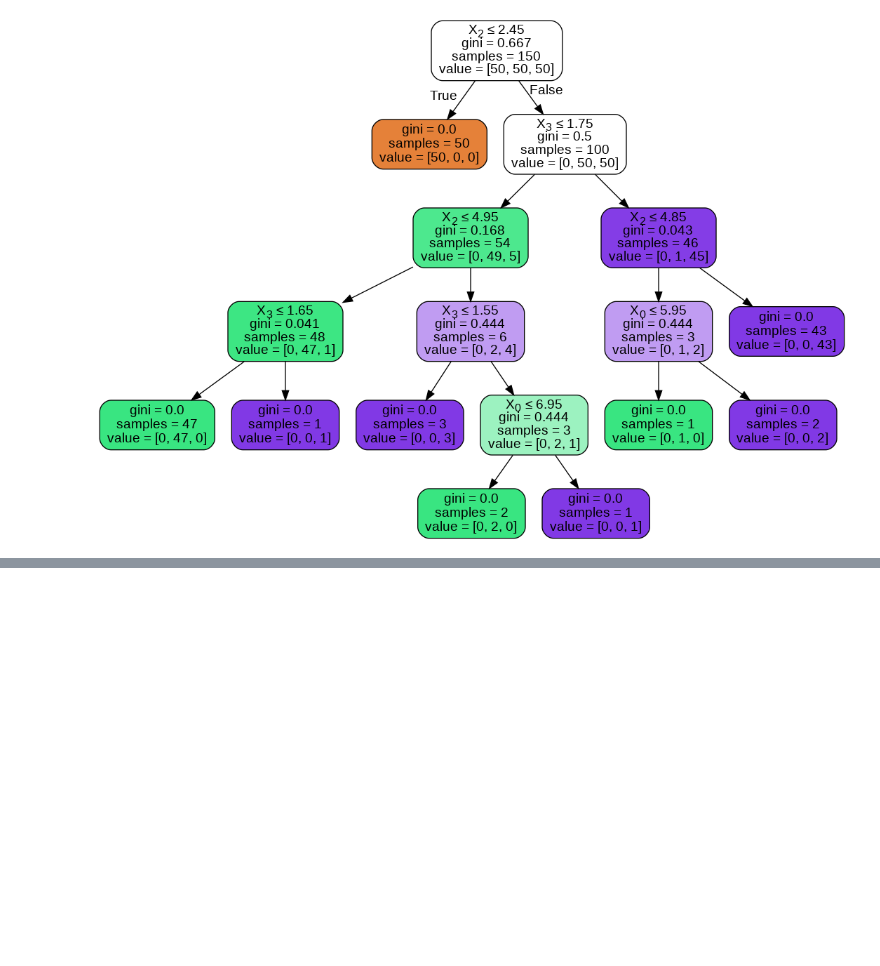
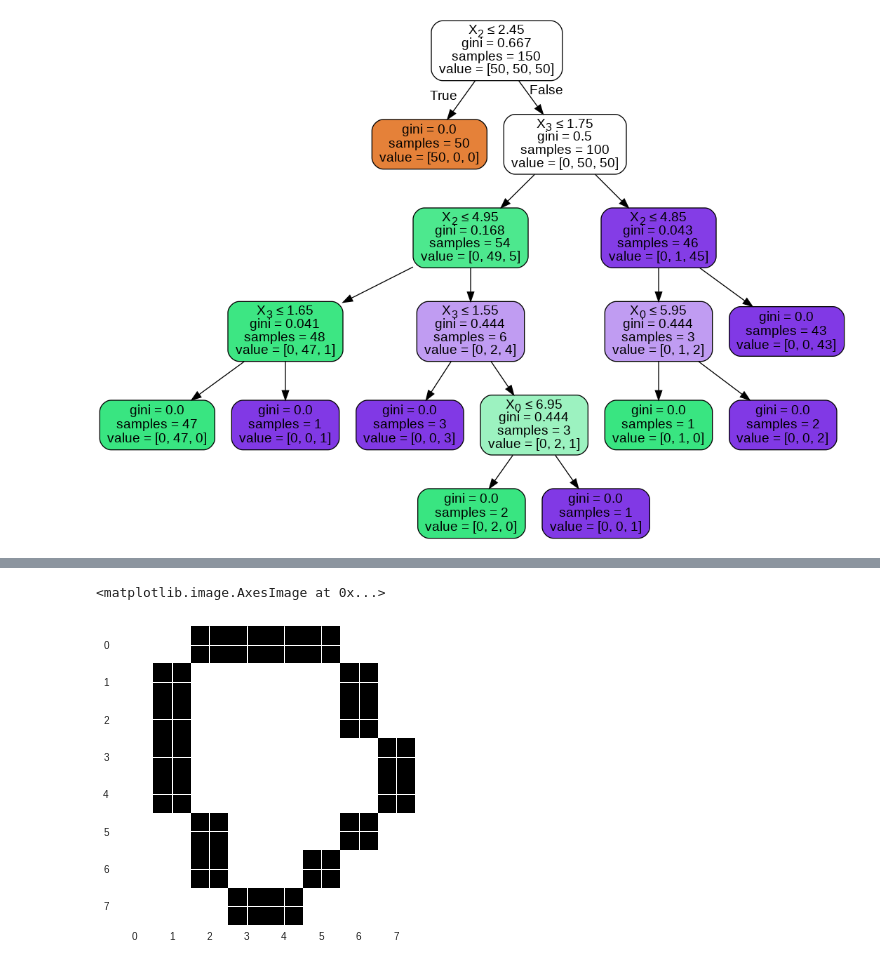
Before and after one commit to tjwei/NDHU_AM1130, a Jupyter notebook: sklearn.ipynb, the cells around one changed output, grey strips where cells are left out. Saved outputs shown, nothing was run; the diff lists cells and outputs as text; code cells hidden in the pictures; blank space fills up the shorter version.

```diff
--- a/sklearn.ipynb
+++ b/sklearn.ipynb
@@ -166,0 +219,17 @@ Image(graph.create_png())
+# %%
+import numpy as np
+img = np.float64(
+[[0,0,1,1,1,1,0,0],
+ [0,1,0,0,0,0,1,0],
+ [0,1,0,0,0,0,1,0],
+ [0,1,0,0,0,0,0,1],
+ [0,1,0,0,0,0,0,1],
+ [0,0,1,0,0,0,1,0],
+ [0,0,1,0,0,1,0,0],
+ [0,0,0,1,1,0,0,0]
+]
+)
+plt.imshow(img)
+# %% [output]
+<matplotlib.image.AxesImage at 0x...>
+[figure, added]
```
Also changed, not shown: parts of 16 cells of this notebook.
